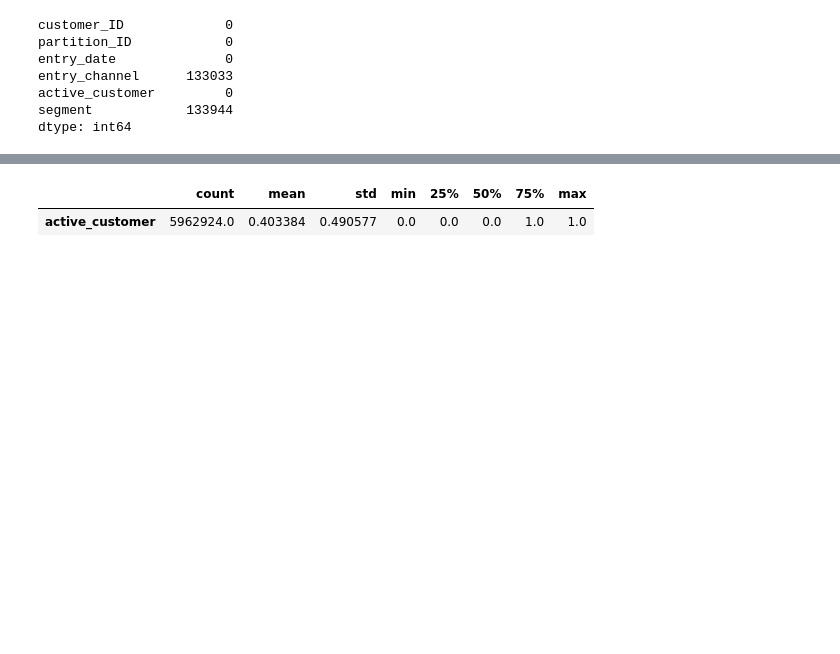
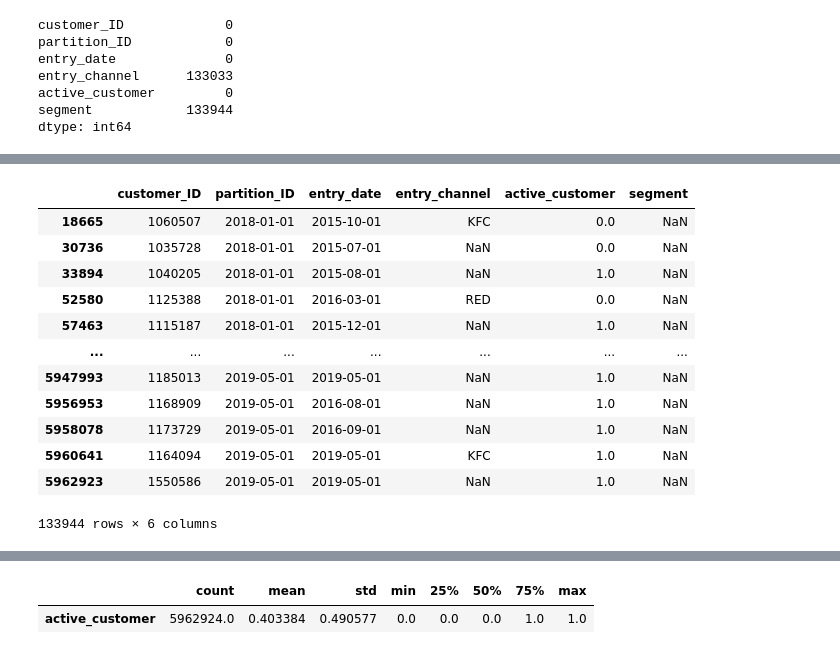
Before and after one commit to RicardColomOrero/easymoney, a Jupyter notebook: Easymoney_Ricard.ipynb, the cells around one changed output, grey strips where cells are left out. Cells and saved outputs as stored; diff of their text form; code cells hidden in the pictures; blank space fills up the shorter version.

```diff
--- a/Easymoney_Ricard.ipynb
+++ b/Easymoney_Ricard.ipynb
@@ -520,0 +547,16 @@ dtype: int64
+# %%
+df[df['segment'].isnull()==True]
+# %% [output]
+|  | customer_ID | partition_ID | entry_date | entry_channel | active_customer | segment |
+| 18665 | 1060507 | 2018-01-01 | 2015-10-01 | KFC | 0.0 | NaN |
+| 30736 | 1035728 | 2018-01-01 | 2015-07-01 | NaN | 0.0 | NaN |
+| 33894 | 1040205 | 2018-01-01 | 2015-08-01 | NaN | 1.0 | NaN |
+| 52580 | 1125388 | 2018-01-01 | 2016-03-01 | RED | 0.0 | NaN |
+| 57463 | 1115187 | 2018-01-01 | 2015-12-01 | NaN | 1.0 | NaN |
+| ... | ... | ... | ... | ... | ... | ... |
+| 5947993 | 1185013 | 2019-05-01 | 2019-05-01 | NaN | 1.0 | NaN |
+| 5956953 | 1168909 | 2019-05-01 | 2016-08-01 | NaN | 1.0 | NaN |
+| 5958078 | 1173729 | 2019-05-01 | 2016-09-01 | NaN | 1.0 | NaN |
+| 5960641 | 1164094 | 2019-05-01 | 2019-05-01 | KFC | 1.0 | NaN |
+| 5962923 | 1550586 | 2019-05-01 | 2019-05-01 | NaN | 1.0 | NaN |
+133944 rows × 6 columns
```
Also changed, not shown: parts of 19 cells of this notebook.
